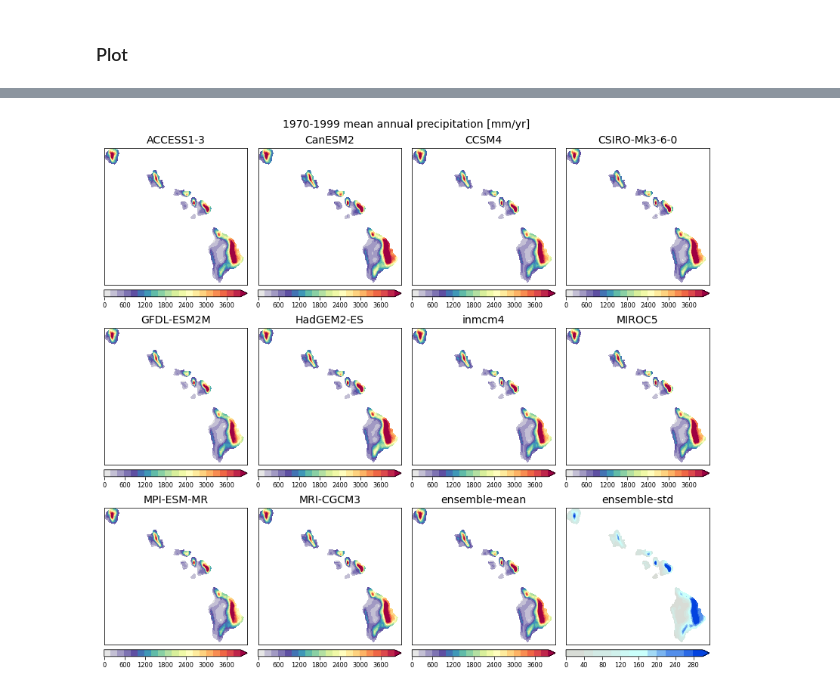
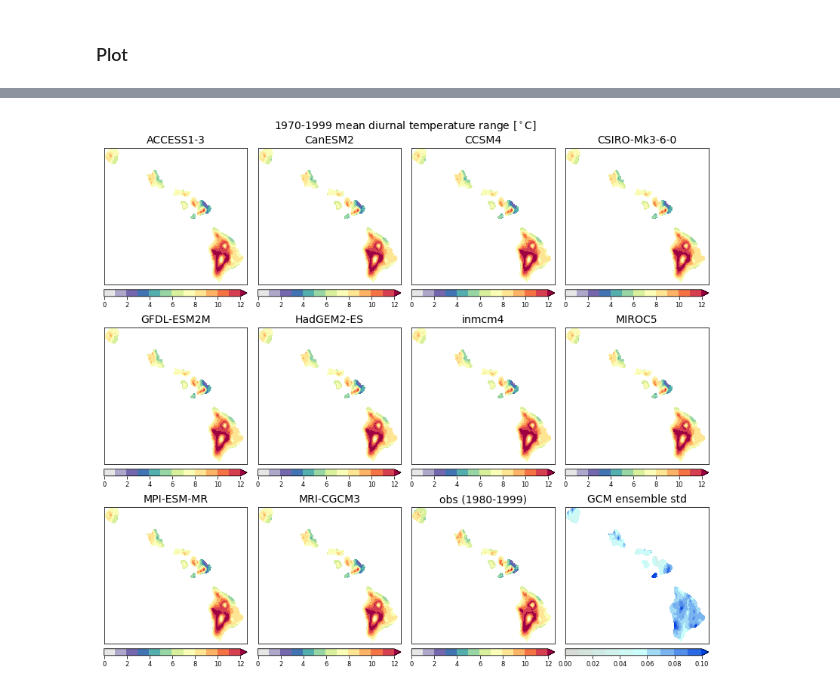
Before and after one commit to nmizukami/cmip5_oconus_analysis, a Jupyter notebook: notebooks/NB-HI1_plot_map_historical_met.ipynb, the cells around one changed output, grey strips where cells are left out. Saved outputs shown, nothing was run; the diff lists cells and outputs as text; code cells hidden in the pictures.

```diff
--- a/notebooks/NB-HI1_plot_map_historical_met.ipynb
+++ b/notebooks/NB-HI1_plot_map_historical_met.ipynb
@@ -51,13 +50,14 @@ Last executed: 2021-03-04 14:33:43.115726 by mizukami on casper07
 # %%
 figSave = True
 # %%
-region          = 'HI'
-gcms            = ["ACCESS1-3","CanESM2","CCSM4","CSIRO-Mk3-6-0","GFDL-ESM2M","HadGEM2-ES","inmcm4","MIROC5","MPI-ESM-MR","MRI-CGCM3"]
-period_hist     = slice('1970-01-01', '1999-12-31')
-hydro_flux_vars = ['PRCP','EVAP', 'total_runoff']
+region = 'HI'
+gcms = ["ACCESS1-3","CanESM2","CCSM4","CSIRO-Mk3-6-0","GFDL-ESM2M","HadGEM2-ES","inmcm4","MIROC5","MPI-ESM-MR","MRI-CGCM3"]
+period_hist = slice('1970-01-01', '1999-12-31')
+period_10yr_hist = slice('1990-01-01', '1999-12-31')
+met_vars= ['tmin','tmax', 'tmean', 'dtr']
 # %% [markdown]
 ## Load the data
 # %%
 xr.set_options(file_cache_maxsize=12000)
-histo_data = load_monthly_historical_hydro_datasets(models=gcms, variables=hydro_flux_vars, region=region, parallel=False)
+histo_data = load_monthly_historical_met_datasets(models=gcms, variables=met_vars, region=region, parallel=False)
 # %% [output]
@@ -68 +70,5 @@ load_obs_dataset
+# %%
+histo_tair_annual = {}
+for name in ['obs', 'gcm']:
+    histo_tair_annual[name] = resample_data(histo_data[name].sel(time=period_hist), region=region, freq='AS').persist().mean('time')
 # %% [markdown]
@@ -100,30 +174,29 @@ cmap = mpl.colors.ListedColormap(cmap, name='myColorMap', N=cmap.shape[0])
 # %%
-var="PRCP"
+var="dtr"
 
 cm = {'mean': cmap,
       'std' : custom_div_cmap(mincol='xkcd:light grey', midcol='xkcd:light light blue', maxcol='xkcd:blue')}
 
 style_kwargs =  {'add_labels': False, 'xticks':[], 'yticks':[], 'cbar_kwargs': dict(orientation="horizontal", pad=0.03)}
-kwargs = {'mean': {'levels': 21, 'vmin':0, 'vmax':4000, 'cmap':cm['mean'], 'extend':'max', **style_kwargs},
-          'std':  {'levels': 16, 'vmin':0, 'vmax':300,  'cmap':cm['std'],  'extend':'max', **style_kwargs}}
+kwargs = {'mean': {'levels': 13, 'vmin':0, 'vmax':12, 'cmap':cm['mean'], 'extend':'max', **style_kwargs},
+          'std':  {'levels': 11, 'vmin':0, 'vmax':0.1,  'cmap':cm['std'],  'extend':'max', **style_kwargs}}
 
 fig, axes = plt.subplots(nrows=3, ncols=4, sharex=True, sharey=True, figsize=(11.375, 10.5)) # used to be figsize=(14,11)
 plt.subplots_adjust(left=0.012, bottom=0.0125, right=0.99, top=0.935, hspace=0.075, wspace=0.075)
 
-for ix, gcm in enumerate(gcms+['ensemble-mean','ensemble-std']):
+for ix, gcm in enumerate(gcms+['obs (1980-1999)','GCM ensemble std']):
     row = ix // 4
     col = ix % 4
     if ix < 10:
-        histo_hydro_means['gcm'][var].sel(gcm=gcm).plot.pcolormesh(ax=axes[row, col], **kwargs['mean'])
+        histo_tair_annual['gcm'][var].sel(gcm=gcm).plot.pcolormesh(ax=axes[row, col], **kwargs['mean'])
     elif ix == 10:
-        histo_hydro_means['gcm'].mean(dim='gcm')[var].plot.pcolormesh(ax=axes[row, col], **kwargs['mean'])
+        histo_tair_annual['obs'][var].plot.pcolormesh(ax=axes[row, col], **kwargs['mean'])
     elif ix == 11:
-        histo_hydro_means['gcm'].std(dim='gcm')[var].plot.pcolormesh(ax=axes[row, col], **kwargs['std'])
+        histo_tair_annual['gcm'].std(dim='gcm')[var].plot.pcolormesh(ax=axes[row, col], **kwargs['std'])
     axes[row, col].set_title(gcm, fontsize=14)
 
-#plt.tight_layout()
-fig.suptitle('1970-1999 mean annual precipitation [mm/yr]', fontsize=14, y=0.985)
+fig.suptitle('1970-1999 mean diurnal temperature range [$^\circ$C]', fontsize=14, y=0.985)
 if figSave:
-    plt.savefig(f'NB8_Figx_annual_mean_{var}_hist.png', dpi=300)
+    plt.savefig(f'NB-HI1_Fig2_annual_mean_{var}_hist.png', dpi=300)
 # %% [output]
-[figure, old version]
+[figure, new version]
```
Also changed, not shown: parts of 18 cells of this notebook, 1 other file.
